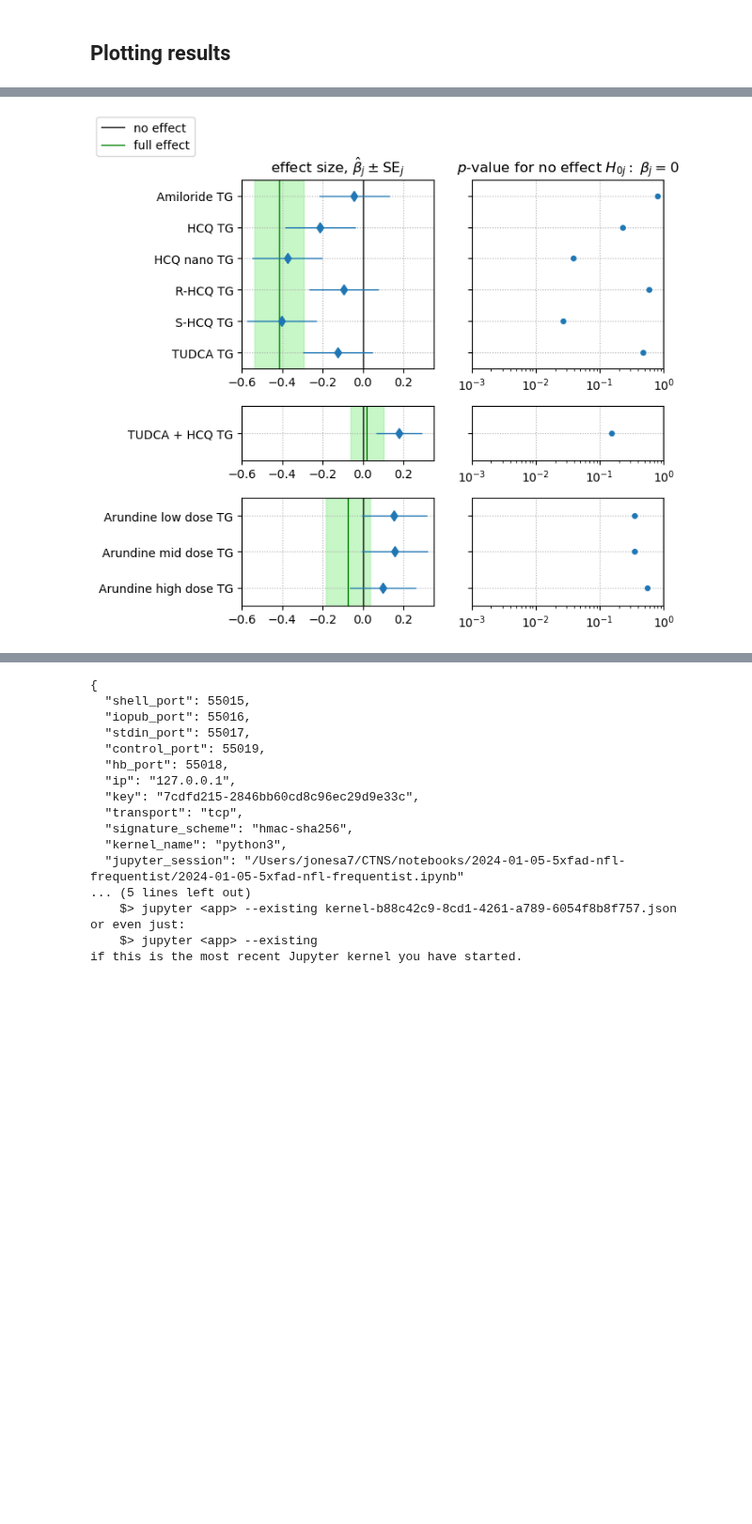
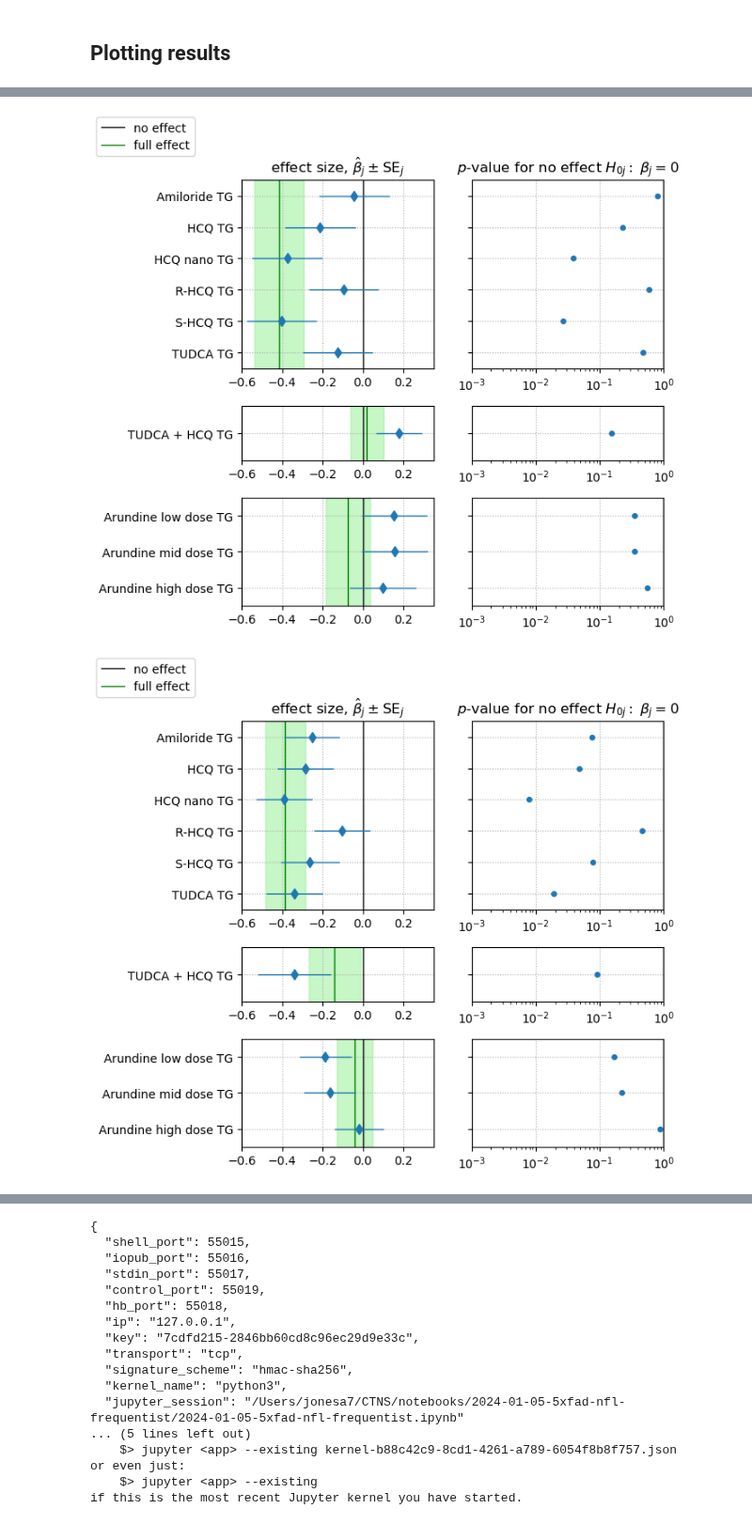
Before and after one commit to attilagk/CTNS-notebook, a Jupyter notebook: 2024-01-05-5xfad-nfl-frequentist/2024-01-05-5xfad-nfl-frequentist.ipynb, the cells around one changed output, grey strips where cells are left out. Shown at 94% size. Saved outputs shown, nothing was run; the diff lists cells and outputs as text; code cells hidden in the pictures; blank space fills up the shorter version.

Commit message:
multi duration plots

```diff
--- a/2024-01-05-5xfad-nfl-frequentist/2024-01-05-5xfad-nfl-frequentist.ipynb
+++ b/2024-01-05-5xfad-nfl-frequentist/2024-01-05-5xfad-nfl-frequentist.ipynb
@@ -378,7 +378,11 @@ def result_plotter(l_resultsdf, duration='week 0-4', hspace_denom=None, x0_lim=N
     fig.legend(handles=[black_line, green_line], loc='upper left')
     return((fig, ax))
 
-
+l_duration = resultsdf_CO28152.duration.unique()
 l_resultsdf = [resultsdf_CO28152, resultsdf_CO28154_TUDCA_HCQ, resultsdf_CO28154_Arundine]
-fig, ax = result_plotter(l_resultsdf, duration='week 0-4', x0_lim=(-0.6, 0.35), x1_lim=(1e-3, 1))
+for duration in l_duration:
+    fig, ax = result_plotter(l_resultsdf, duration=duration, x0_lim=(-0.6, 0.35), x1_lim=(1e-3, 1))
+    basename = 'fx-size-p-val-all-' + re.sub('\W+', '-', duration)
+    print(basename)
+    attila_utils.savefig(fig, basename)
 # %% [output]
@@ -385 +393,2 @@ fig, ax = result_plotter(l_resultsdf, duration='week 0-4', x0_lim=(-0.6, 0.35),
 [figure]
+[figure, added]
```
Also changed, not shown: parts of 9 cells of this notebook.
